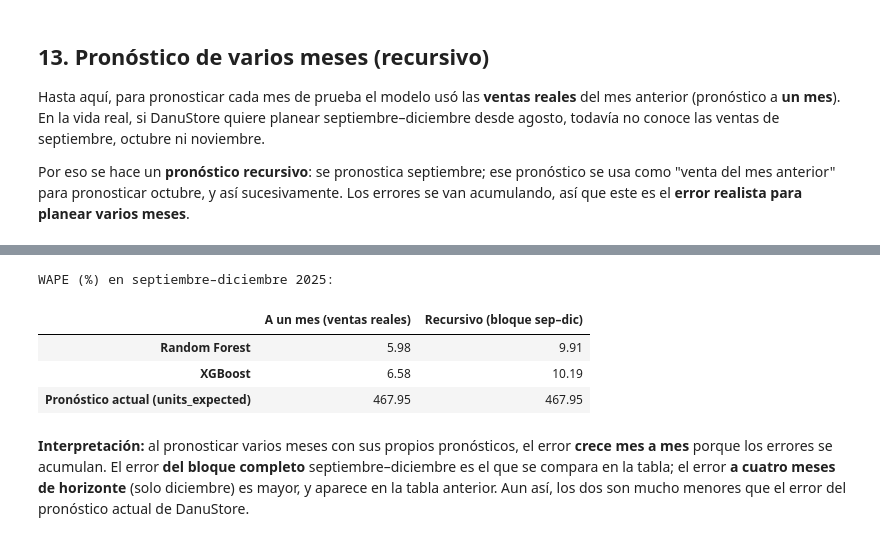
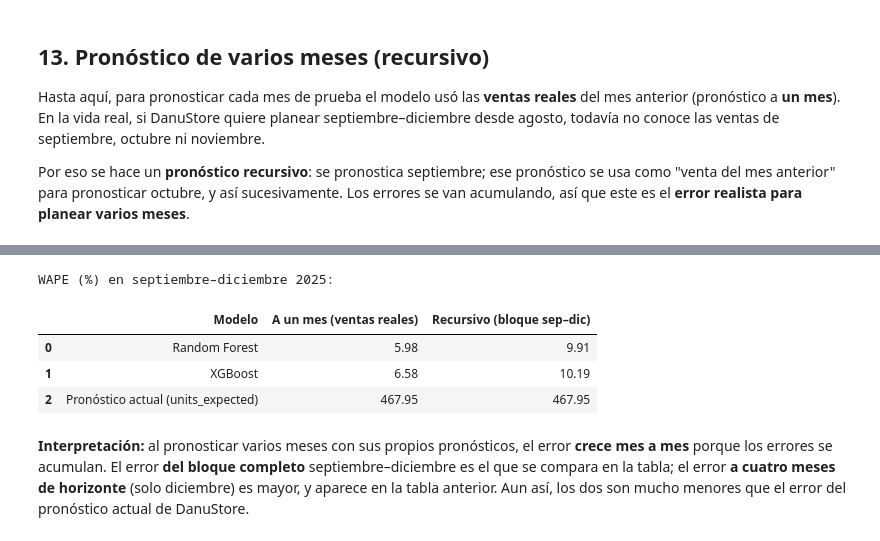
Before and after one commit to patatamanYT/no-entear, a Jupyter notebook: etapa_5_1_codigo/TI3002C_Etapa 5.1_Código ML_6_Jaime Hernández González.ipynb, the cells around one changed output, grey strips where cells are left out. Cells and saved outputs as stored; diff of their text form; code cells hidden in the pictures.

```diff
--- a/etapa_5_1_codigo/TI3002C_Etapa 5.1_Código ML_6_Jaime Hernández González.ipynb
+++ b/etapa_5_1_codigo/TI3002C_Etapa 5.1_Código ML_6_Jaime Hernández González.ipynb
@@ -540,12 +550,14 @@ corte = '2025-09-01'
 entrenamiento = datos['fecha'] < corte
 prueba = datos['fecha'] >= corte
 
-mejor_rf = RandomForestRegressor(**mejor_config_rf, random_state=42, n_jobs=-1)
+# Tomamos de los diccionarios los modelos elegidos en la validación y los entrenamos
+mejor_rf = opciones_rf[mejor_hiper_rf]
 mejor_rf.fit(X[entrenamiento], y[entrenamiento])
 
-mejor_xgb = XGBRegressor(**mejor_config_xgb, random_state=42)
+mejor_xgb = opciones_xgb[mejor_hiper_xgb]
 mejor_xgb.fit(X[entrenamiento], y[entrenamiento])
 
+# Guardamos los pronósticos en una tabla
 resultado = datos.loc[prueba, ['fecha', 'region', 'units_sold', 'units_expected']].copy()
 resultado['pronostico_rf'] = mejor_rf.predict(X[prueba])
 resultado['pronostico_xgb'] = mejor_xgb.predict(X[prueba])
@@ -554,7 +566,7 @@ print('Resultado en la prueba (septiembre–diciembre 2025):')
 print('Random Forest:', evaluar(resultado['units_sold'], resultado['pronostico_rf']))
 print('XGBoost:      ', evaluar(resultado['units_sold'], resultado['pronostico_xgb']))
 
-# Total por mes: real vs. pronósticos de los dos modelos
+# Total por mes: ventas reales vs. pronósticos de los dos modelos
 total_mes = resultado.groupby('fecha')[['units_sold', 'pronostico_rf', 'pronostico_xgb', 'units_expected']].sum()
 
 plt.figure(figsize=(10, 4))
@@ -659,31 +674,29 @@ Para medir qué tanto ayudó la preparación de los datos, se entrenan los dos m
 3. **Básicas + ventas pasadas** (las variables creadas en el preprocesamiento): **modelo final**.
 4. **Básicas + ventas pasadas + precio** (prueba de robustez: ¿cuánto aporta el precio?).
 # %%
-corte = '2025-09-01'
-entrenamiento = datos['fecha'] < corte
-prueba = datos['fecha'] >= corte
+from sklearn.base import clone   # clone() hace una copia del modelo SIN entrenar (con los mismos hiperparámetros)
 
 basicas = ['region', 'category', 'subcategory', 'mes']
 rezagos = ['ventas_mes_anterior', 'ventas_hace_2', 'ventas_hace_3', 'promedio_3_meses']
+
 grupos = {
     '1. Básicas': basicas,
     '2. Básicas + precio': basicas + ['static_price'],
     '3. Básicas + ventas pasadas (modelo final)': basicas + rezagos,
     '4. Básicas + ventas pasadas + precio': basicas + rezagos + ['static_price'],
 }
-modelos = {
-    'Random Forest': lambda: RandomForestRegressor(**mejor_config_rf, random_state=42, n_jobs=-1),
-    'XGBoost': lambda: XGBRegressor(**mejor_config_xgb, random_state=42),
-}
 
 comparacion = []
-for nombre_modelo, crear_modelo in modelos.items():
+for nombre_modelo, modelo_elegido in [('Random Forest', mejor_rf), ('XGBoost', mejor_xgb)]:
     for nombre_grupo, columnas in grupos.items():
         X_grupo = pd.get_dummies(datos[columnas], columns=['region', 'category', 'subcategory'], dtype=int)
-        modelo = crear_modelo()
+
+        modelo = clone(modelo_elegido)
         modelo.fit(X_grupo[entrenamiento], y[entrenamiento])
+
         fila = evaluar(y[prueba], modelo.predict(X_grupo[prueba]))
-        fila.update({'Modelo': nombre_modelo, 'Variables': nombre_grupo})
+        fila['Modelo'] = nombre_modelo
+        fila['Variables'] = nombre_grupo
         comparacion.append(fila)
 
 pd.DataFrame(comparacion)[['Modelo', 'Variables', 'MAE', 'RMSE', 'WAPE (%)', 'R2']]
@@ -760,19 +785,24 @@ tabla_recursiva
 # %%
-# Comparación: error a un mes vs. error recursivo (sep–dic 2025)
-resumen_rec = pd.DataFrame({
+# Comparación: error a un mes vs. error recursivo (septiembre–diciembre 2025)
+bloque = tabla_recursiva[tabla_recursiva['Mes'] == 'Bloque sep–dic']
+
+comparacion_horizonte = pd.DataFrame({
+    'Modelo': ['Random Forest', 'XGBoost', 'Pronóstico actual (units_expected)'],
     'A un mes (ventas reales)': [evaluar(resultado['units_sold'], resultado['pronostico_rf'])['WAPE (%)'],
-                                 evaluar(resultado['units_sold'], resultado['pronostico_xgb'])['WAPE (%)']],
-    'Recursivo (bloque sep–dic)': tabla_recursiva[tabla_recursiva['Mes'] == 'Total sep–dic']['WAPE (%)'].values,
-}, index=['Random Forest', 'XGBoost'])
-resumen_rec.loc['Pronóstico actual (units_expected)'] = evaluar(resultado['units_sold'], resultado['units_expected'])['WAPE (%)']
+                                 evaluar(resultado['units_sold'], resultado['pronostico_xgb'])['WAPE (%)'],
+                                 evaluar(resultado['units_sold'], resultado['units_expected'])['WAPE (%)']],
+    'Recursivo (bloque sep–dic)': [bloque['WAPE (%)'].iloc[0],
+                                   bloque['WAPE (%)'].iloc[1],
+                                   evaluar(resultado['units_sold'], resultado['units_expected'])['WAPE (%)']],
+})
 print('WAPE (%) en septiembre–diciembre 2025:')
-resumen_rec
+comparacion_horizonte
 # %% [output]
 WAPE (%) en septiembre–diciembre 2025:
-|  | A un mes (ventas reales) | Recursivo (bloque sep–dic) |
-| Random Forest | 5.98 | 9.91 |
-| XGBoost | 6.58 | 10.19 |
-| Pronóstico actual (units_expected) | 467.95 | 467.95 |
+|  | Modelo | A un mes (ventas reales) | Recursivo (bloque sep–dic) |
+| 0 | Random Forest | 5.98 | 9.91 |
+| 1 | XGBoost | 6.58 | 10.19 |
+| 2 | Pronóstico actual (units_expected) | 467.95 | 467.95 |
 # %% [markdown]
 **Interpretación:** al pronosticar varios meses con sus propios pronósticos, el error **crece mes a mes** porque los errores se acumulan. El error **del bloque completo** septiembre–diciembre es el que se compara en la tabla; el error **a cuatro meses de horizonte** (solo diciembre) es mayor, y aparece en la tabla anterior. Aun así, los dos son mucho menores que el error del pronóstico actual de DanuStore.
 # %% [markdown]
```
Also changed, not shown: parts of 14 cells of this notebook, 3 other files.
